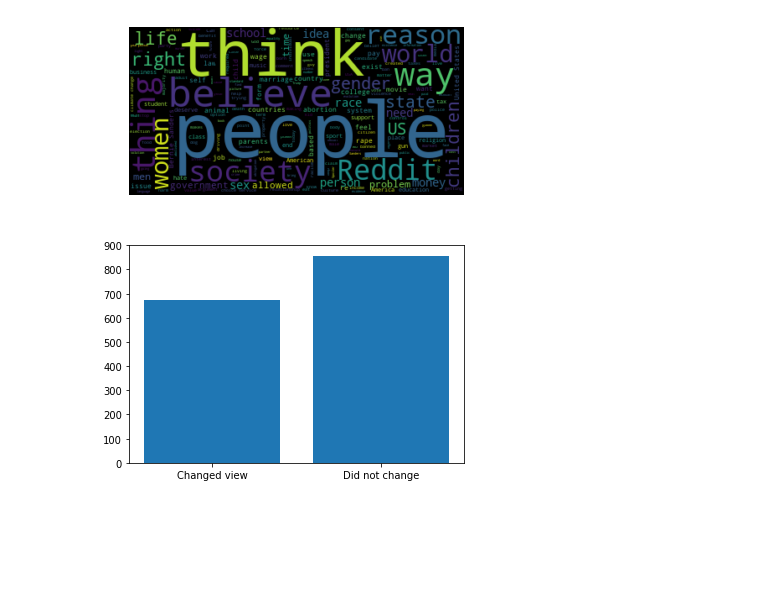
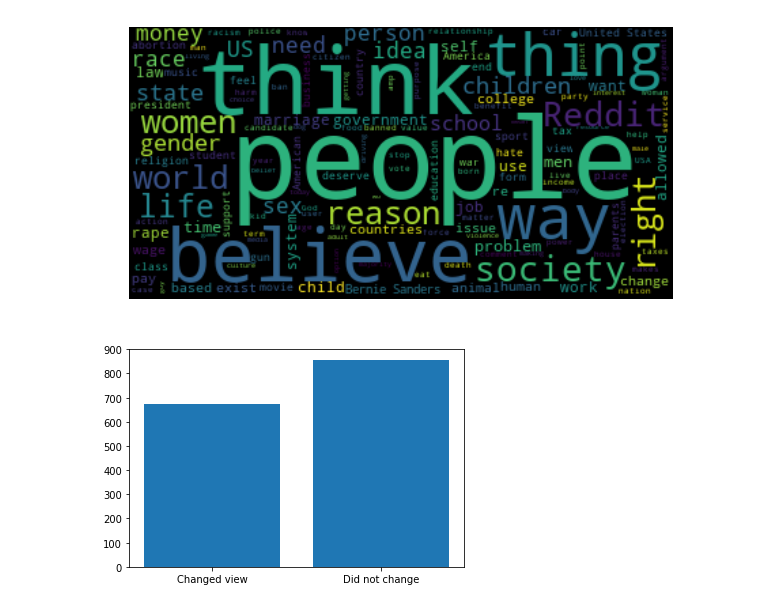
Before and after one commit to young-k/CS4300_Flask_template, a Jupyter notebook: analysis/exploration.ipynb, the cells around one changed output. Cells and saved outputs as stored; diff of their text form; code cells hidden in the pictures; blank space fills up the shorter version.

Commit message:
Added graphs

```diff
--- a/analysis/exploration.ipynb
+++ b/analysis/exploration.ipynb
@@ -47,11 +51,12 @@ for token in doc:
 # %%
 wordcloud = WordCloud().generate(non_stop_words)
 # %%
+fig = plt.figure(figsize=(10, 5))
 plt.imshow(wordcloud, interpolation='bilinear')
 plt.axis("off")
 plt.show()
 # %% [output]
-[figure, old version]
+[figure, new version]
 # %%
 changed = 0
 
```
Also changed, not shown: parts of 11 cells of this notebook.
